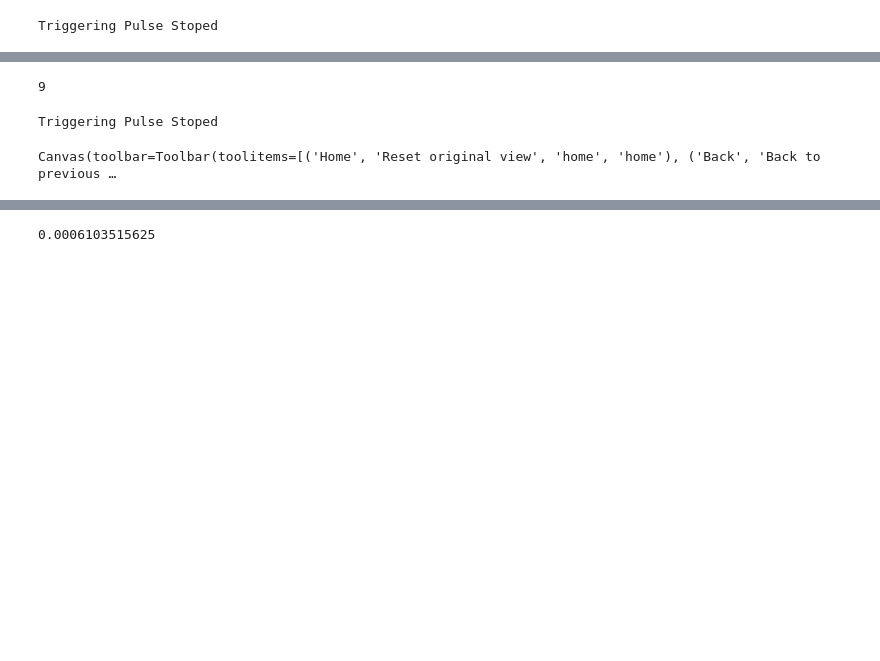
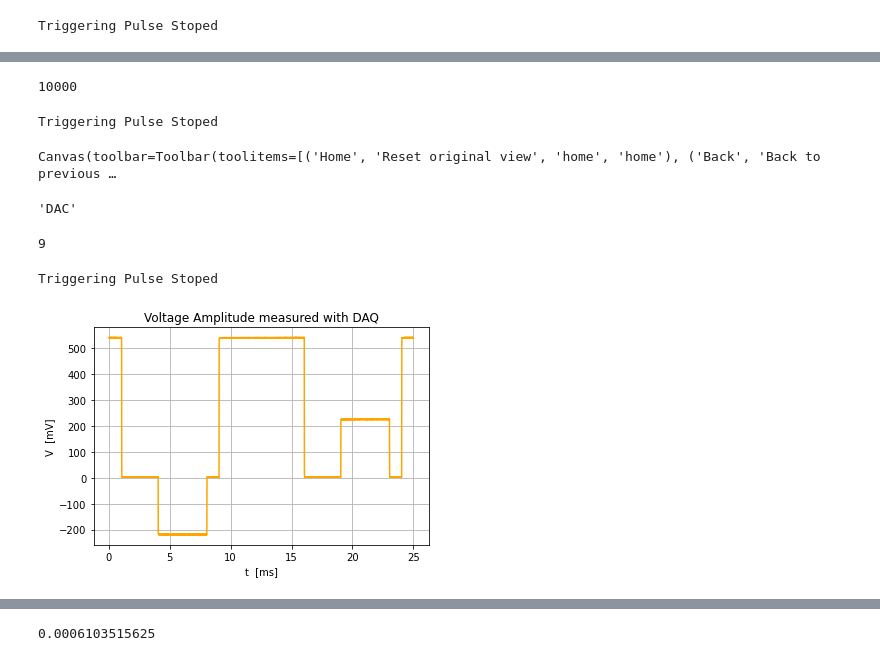
Before and after one commit to Holcan/STM, a Jupyter notebook: M8190/Box.ipynb, the cells around one changed output, grey strips where cells are left out. Cells and saved outputs as stored; diff of their text form; code cells hidden in the pictures; blank space fills up the shorter version.

```diff
--- a/M8190/Box.ipynb
+++ b/M8190/Box.ipynb
@@ -199,0 +257,4 @@ Canvas(toolbar=Toolbar(toolitems=[('Home', 'Reset original view', 'home', 'home'
+# %%
+dataM.size
+# %% [output]
+10000
@@ -200,22 +322,45 @@ Canvas(toolbar=Toolbar(toolitems=[('Home', 'Reset original view', 'home', 'home'
+# %%
+dataM, timeM = DAQ_Measuring0ms(DAQ_Settings1,400000,32,M8190A)
+
+fig,ax= plt.subplots()
+
+ax.grid(True)
+#plt.plot(tom,data_off,label= 'AWG off')
+plt.plot(timeM,dataM*1000,label= '{b} samples'.format(b=len(dataM)),color='orange')
+
+ax.set_ylabel('V  [mV]')
+ax.set_xlabel('t  [ms]')
+ax.set_title('Voltage measured with DAQ, Direct out Channel DAC')
+ax.legend(loc=0)
+#plt.legend(bbox_to_anchor=(2.05, 1), loc='upper left', borderaxespad=0.)
+plt.show()
+#fig.savefig('DAQ measurement timeoffset2',bbox_inches='tight')
+# %% [output]
+Triggering Pulse Stoped
+Canvas(toolbar=Toolbar(toolitems=[('Home', 'Reset original view', 'home', 'home'), ('Back', 'Back to previous …
+# %%
+M8190A.query('OUTP:ROUT:SEL?')
+# %% [output]
+'DAC'
 # %%
 M8190A.write('INIT:IMM')
 # %% [output]
 9
 # %%
-dar,tar = DAQ_Measuring(DAQ_Settings1,25,1.5,M8190A)
+dar,tar = DAQ_Measuringt(DAQ_Settings1,25,1.5)
 
 fig,ax= plt.subplots()
 
 ax.grid(True)
 #plt.plot(tom,data_off,label= 'AWG off')
 plt.plot(tar,dar*1000,label= '{b} samples'.format(b=len(dar)),color='orange')
 
 ax.set_ylabel('V  [mV]')
 ax.set_xlabel('t  [ms]')
 ax.set_title('Voltage Amplitude measured with DAQ')
 #plt.legend(bbox_to_anchor=(1.05, 1), loc='upper left', borderaxespad=0.)
 plt.show()
 #fig.savefig('DAQ measurement',bbox_inches='tight')
 # %% [output]
 Triggering Pulse Stoped
-Canvas(toolbar=Toolbar(toolitems=[('Home', 'Reset original view', 'home', 'home'), ('Back', 'Back to previous …
+[figure, added]
```
Also changed, not shown: parts of 18 cells of this notebook, 8 other files.
